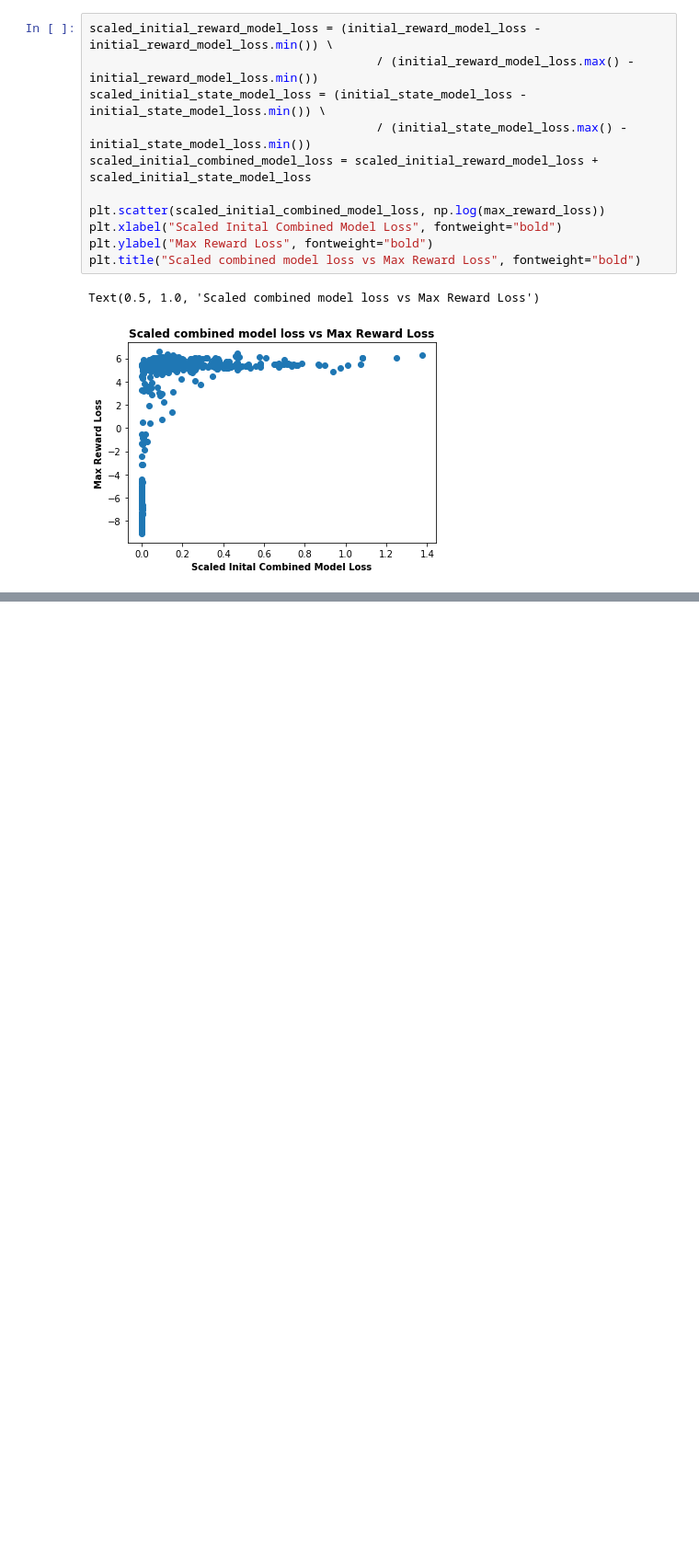
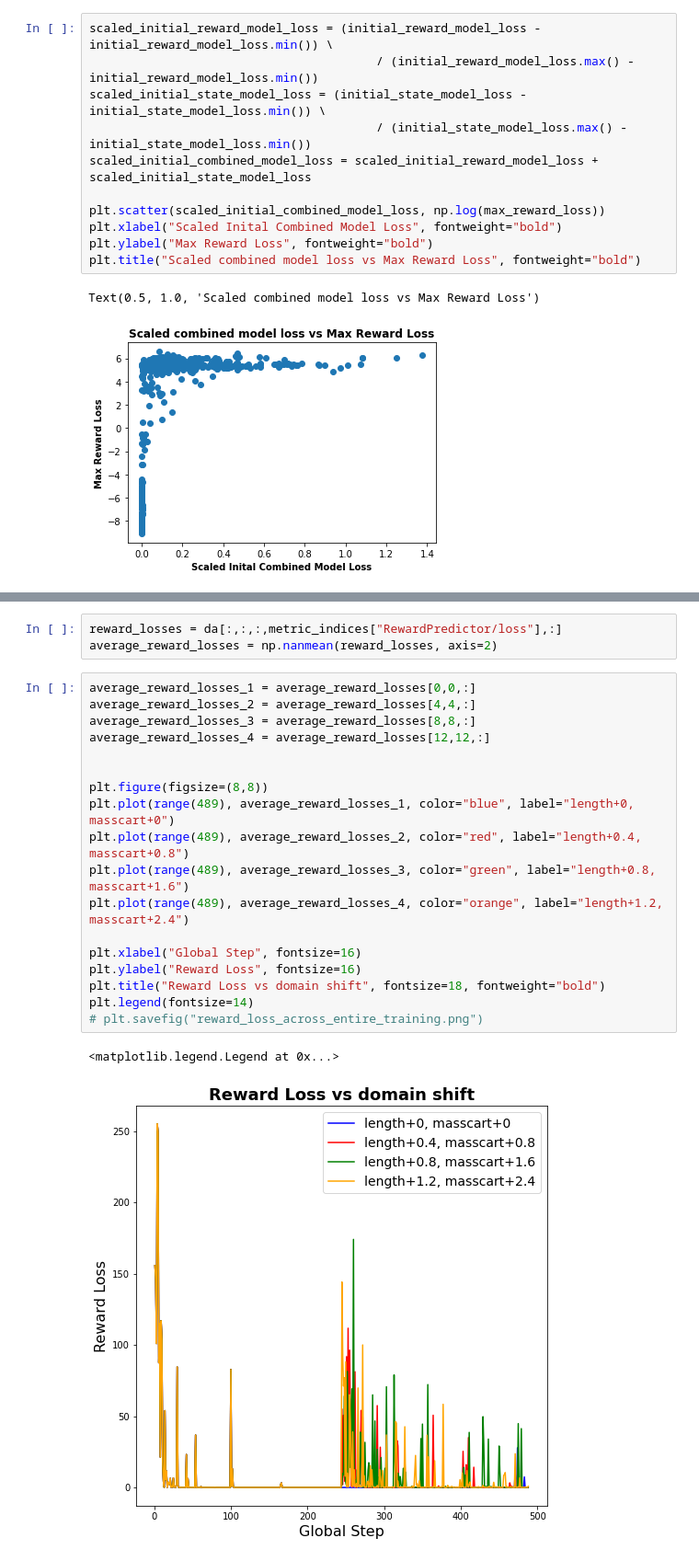
Before and after one commit to jackoc1/reactive-exploration, a Jupyter notebook: experiment-data/experiment_data_analysis.ipynb, the cells around one changed output, grey strips where cells are left out. Shown at 92% size. Drawn from its saved outputs; the diff is of its cells as text; blank space fills up the shorter version.

```diff
--- a/experiment-data/experiment_data_analysis.ipynb
+++ b/experiment-data/experiment_data_analysis.ipynb
@@ -490,0 +496,24 @@ Text(0.5, 1.0, 'Scaled combined model loss vs Max Reward Loss')
+# %%
+reward_losses = da[:,:,:,metric_indices["RewardPredictor/loss"],:]
+average_reward_losses = np.nanmean(reward_losses, axis=2)
+# %%
+average_reward_losses_1 = average_reward_losses[0,0,:]
+average_reward_losses_2 = average_reward_losses[4,4,:]
+average_reward_losses_3 = average_reward_losses[8,8,:]
+average_reward_losses_4 = average_reward_losses[12,12,:]
+
+
+plt.figure(figsize=(8,8))
+plt.plot(range(489), average_reward_losses_1, color="blue", label="length+0, masscart+0")
+plt.plot(range(489), average_reward_losses_2, color="red", label="length+0.4, masscart+0.8")
+plt.plot(range(489), average_reward_losses_3, color="green", label="length+0.8, masscart+1.6")
+plt.plot(range(489), average_reward_losses_4, color="orange", label="length+1.2, masscart+2.4")
+
+plt.xlabel("Global Step", fontsize=16)
+plt.ylabel("Reward Loss", fontsize=16)
+plt.title("Reward Loss vs domain shift", fontsize=18, fontweight="bold")
+plt.legend(fontsize=14)
+# plt.savefig("reward_loss_across_entire_training.png")
+# %% [output]
+<matplotlib.legend.Legend at 0x...>
+[figure, added]
```
Also changed, not shown: parts of 19 cells of this notebook.
